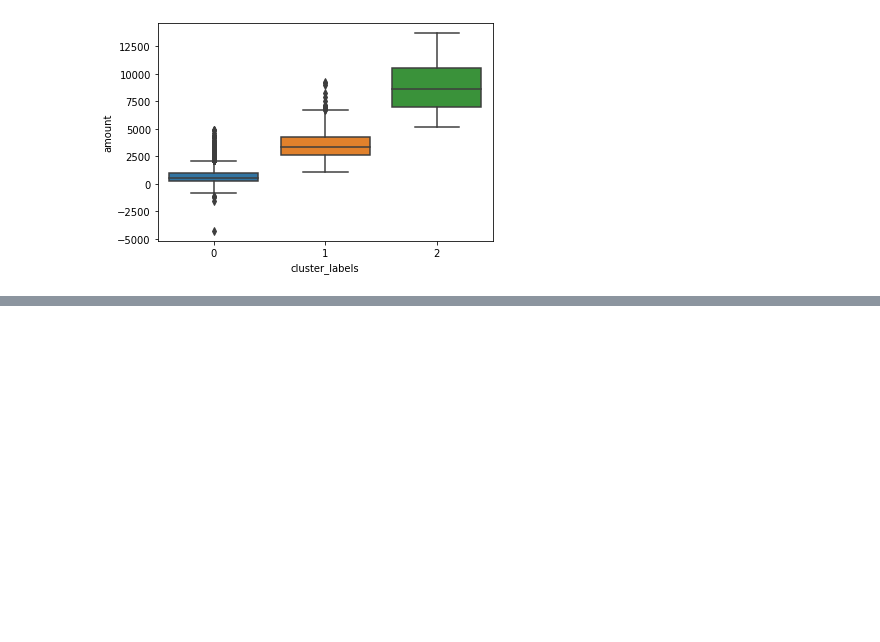
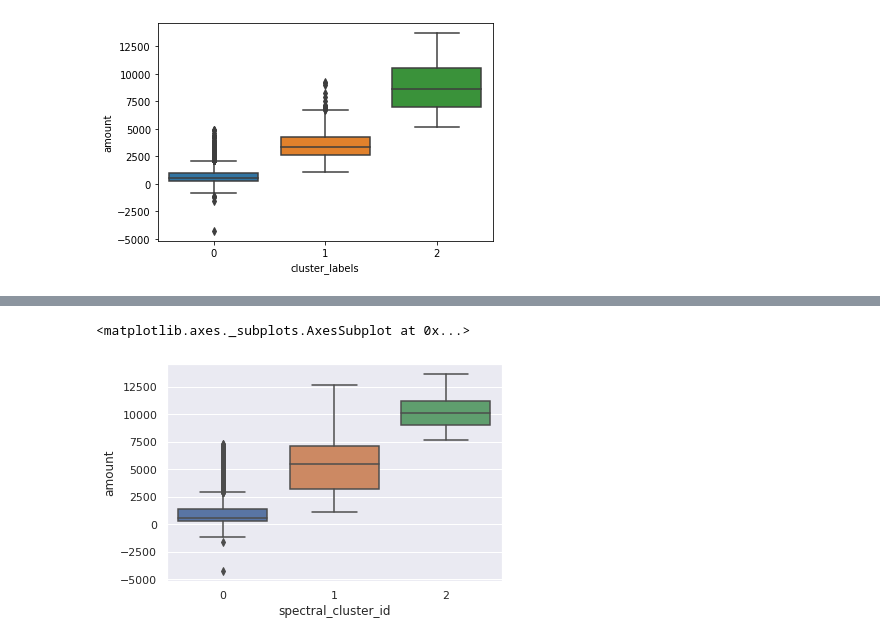
Before and after one commit to pavithranair/Clustering-Techniques, a Jupyter notebook: Clustering.ipynb, the cells around one changed output, grey strips where cells are left out. Drawn from its saved outputs; the diff is of its cells as text; code cells hidden in the pictures; blank space fills up the shorter version.

```diff
--- a/Clustering.ipynb
+++ b/Clustering.ipynb
@@ -379,0 +413,6 @@ sns.boxplot(x='cluster_labels', y='amount', data=grouped_df)
+# %%
+# plots
+sns.boxplot(x='spectral_cluster_id', y='amount', data=grouped_df)
+# %% [output]
+<matplotlib.axes._subplots.AxesSubplot at 0x...>
+[figure, added]
```
Also changed, not shown: parts of 9 cells of this notebook.
